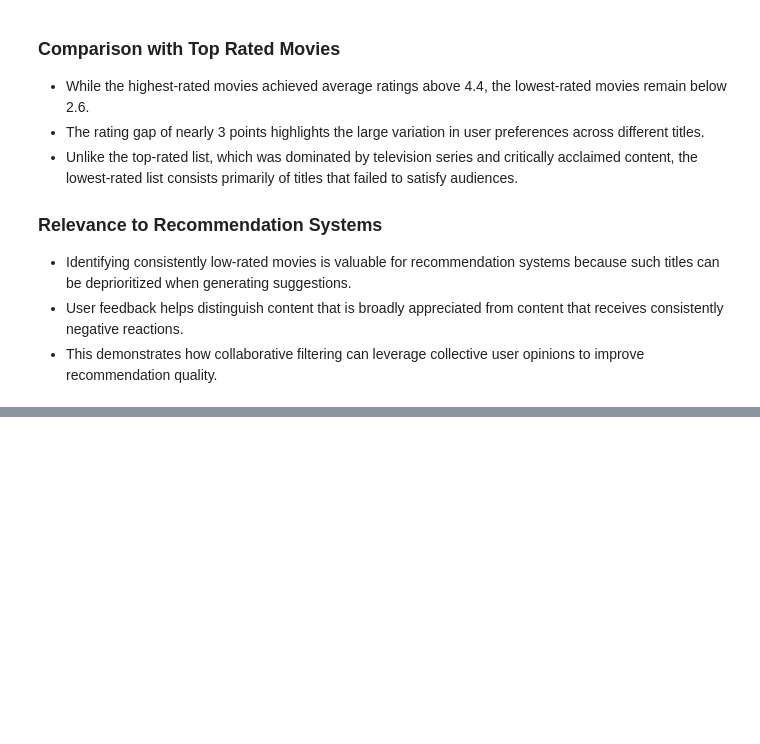
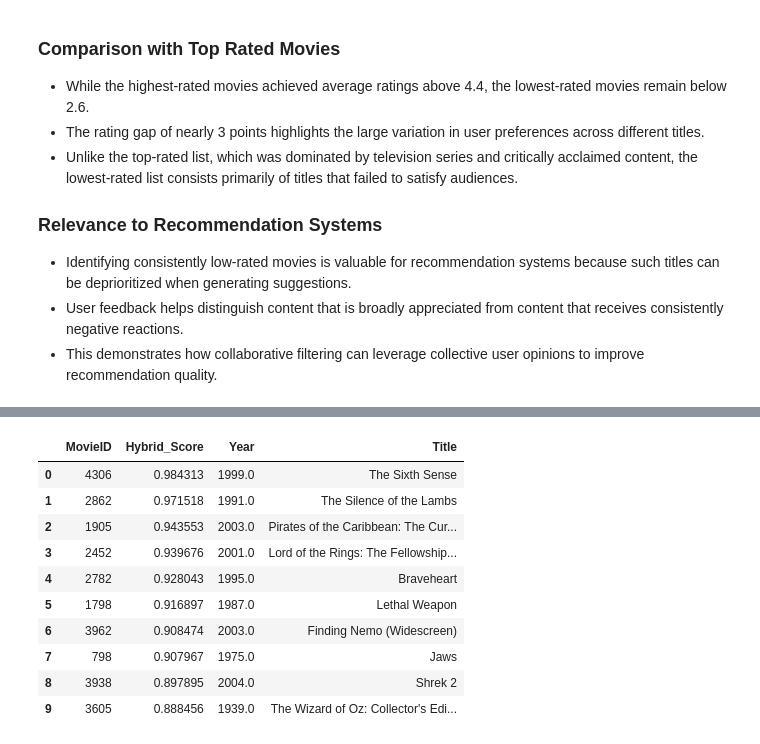
Before and after one commit to Mansi-Rajput05/movie-recommendation-system-ml, a Jupyter notebook: main.ipynb, the cells around one changed output, grey strips where cells are left out. Saved outputs shown, nothing was run; the diff lists cells and outputs as text; code cells hidden in the pictures; blank space fills up the shorter version.

```diff
--- a/EDA.ipynb
+++ b/main.ipynb
@@ -974,0 +1252,2 @@ plt.show()
+# %%
+adjusted_matrix_filled = adjusted_matrix.fillna(0)
@@ -974,0 +1927,6 @@ plt.show()
+# %%
+test_positive = testset_df[testset_df['Rating'] >= 4]
+
+test_users = test_positive['UserID'].unique()[:1000]
+
+map_scores = []
@@ -974,0 +2046,28 @@ plt.show()
+# %%
+# Positive test items only
+test_positive = testset_df[testset_df['Rating'] >= 4]
+
+# Use more users if runtime is okay
+eval_users = test_positive['UserID'].unique()[:1000]
+
+actual_by_user = {
+    user_id: set(
+        test_positive.loc[
+            test_positive['UserID'] == user_id,
+            'MovieID'
+        ]
+    )
+    for user_id in eval_users
+}
+
+rated_by_user = {
+    user_id: set(
+        trainset_df.loc[
+            trainset_df['UserID'] == user_id,
+            'MovieID'
+        ]
+    )
+    for user_id in eval_users
+}
+
+all_train_movies = trainset_df['MovieID'].unique()
@@ -974,0 +2655,17 @@ plt.show()
+# %%
+recommend_movies_implicit_hybrid(
+    user_id=305344,
+    n=10
+)
+# %% [output]
+|  | MovieID | Hybrid_Score | Year | Title |
+| 0 | 4306 | 0.984313 | 1999.0 | The Sixth Sense |
+| 1 | 2862 | 0.971518 | 1991.0 | The Silence of the Lambs |
+| 2 | 1905 | 0.943553 | 2003.0 | Pirates of the Caribbean: The Cur... |
+| 3 | 2452 | 0.939676 | 2001.0 | Lord of the Rings: The Fellowship... |
+| 4 | 2782 | 0.928043 | 1995.0 | Braveheart |
+| 5 | 1798 | 0.916897 | 1987.0 | Lethal Weapon |
+| 6 | 3962 | 0.908474 | 2003.0 | Finding Nemo (Widescreen) |
+| 7 | 798 | 0.907967 | 1975.0 | Jaws |
+| 8 | 3938 | 0.897895 | 2004.0 | Shrek 2 |
+| 9 | 3605 | 0.888456 | 1939.0 | The Wizard of Oz: Collector's Edi... |
```
Also changed, not shown: parts of 90 cells of this notebook.
